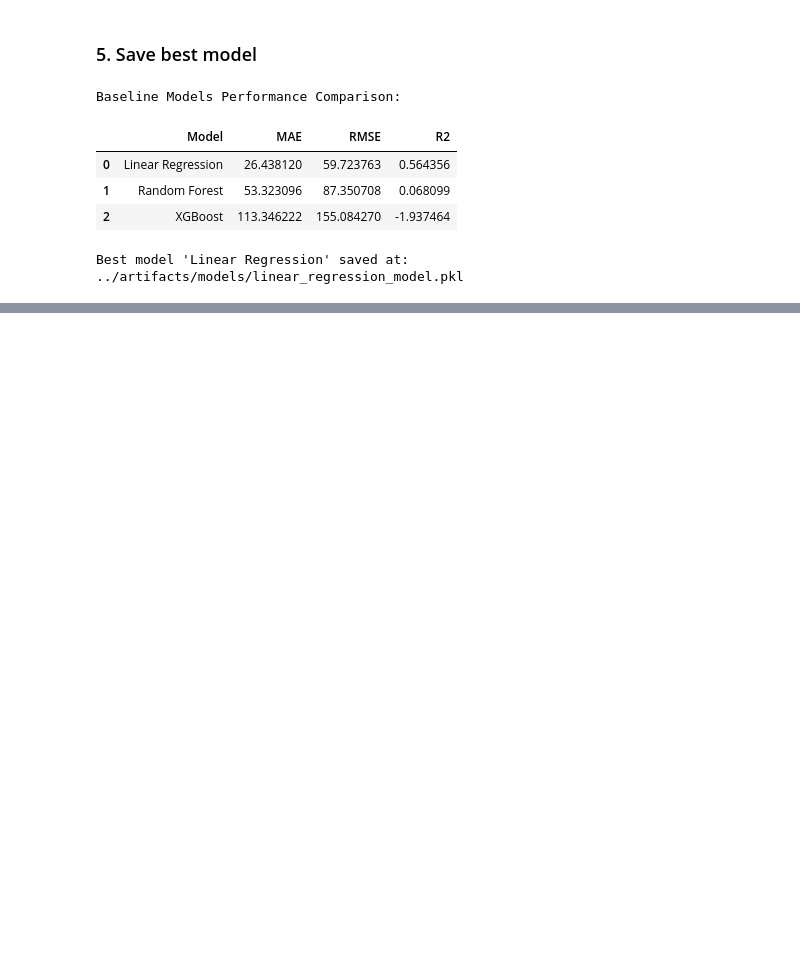
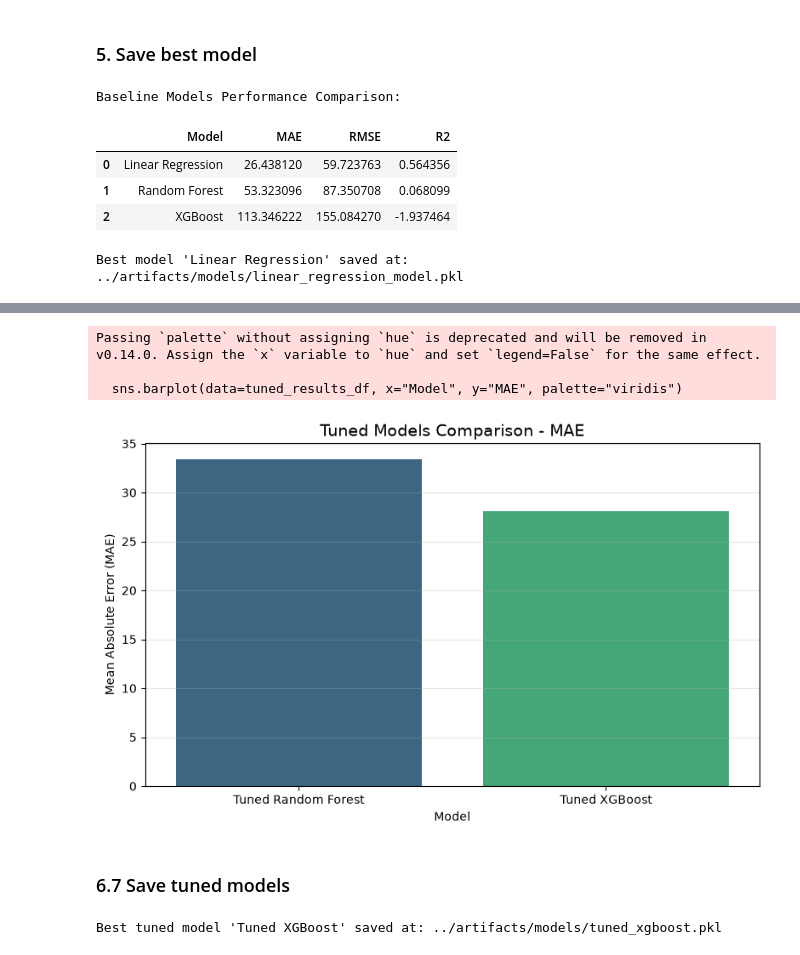
Before and after one commit to nadukayomal/appliance-energy-prediction-dl, a Jupyter notebook: notebooks/04_multi_model_training.ipynb, the cells around one changed output, grey strips where cells are left out. Drawn from its saved outputs; the diff is of its cells as text; code cells hidden in the pictures; blank space fills up the shorter version.

```diff
--- a/notebooks/04_multi_model_training.ipynb
+++ b/notebooks/04_multi_model_training.ipynb
@@ -155,0 +193,3 @@ Best model 'Linear Regression' saved at: ../artifacts/models/linear_regression_m
+# %%
+# Use TimeSeriesSplit instead of normal KFold
+tscv = TimeSeriesSplit(n_splits=3)
@@ -155,0 +260,23 @@ Best model 'Linear Regression' saved at: ../artifacts/models/linear_regression_m
+# %%
+def evaluate_model(y_true, y_pred, model_name):
+    mae  = mean_absolute_error(y_true, y_pred)
+    rmse = np.sqrt(mean_squared_error(y_true, y_pred))
+    r2   = r2_score(y_true, y_pred)
+
+    print(f"\n{model_name} Results:")
+    print(f"  MAE  : {mae:.4f}")
+    print(f"  RMSE : {rmse:.4f}")
+    print(f"  R²   : {r2:.4f}")
+
+    return {"Model": model_name, "MAE": mae, "RMSE": rmse, "R2": r2}
+
+
+tuned_results = []
+
+# Evaluate Tuned Random Forest
+y_pred_rf = best_rf.predict(X_test_scaled)
+tuned_results.append(evaluate_model(y_test, y_pred_rf, "Tuned Random Forest"))
+
+# Evaluate Tuned XGBoost
+y_pred_xgb = best_xgb.predict(X_test_scaled)
+tuned_results.append(evaluate_model(y_test, y_pred_xgb, "Tuned XGBoost"))
@@ -155,0 +295,4 @@ Best model 'Linear Regression' saved at: ../artifacts/models/linear_regression_m
+# %%
+tuned_results_df = pd.DataFrame(tuned_results)
+print("\nTuned Models Performance:")
+display(tuned_results_df)
@@ -155,0 +304,32 @@ Best model 'Linear Regression' saved at: ../artifacts/models/linear_regression_m
+# %%
+plt.figure(figsize=(8, 5))
+sns.barplot(data=tuned_results_df, x="Model", y="MAE", palette="viridis")
+
+plt.title("Tuned Models Comparison - MAE", fontsize=14)
+plt.ylabel("Mean Absolute Error (MAE)")
+plt.xlabel("Model")
+plt.grid(axis='y', alpha=0.3)
+plt.tight_layout()
+plt.show()
+# %% [output]
+Passing `palette` without assigning `hue` is deprecated and will be removed in v0.14.0. Assign the `x` variable to `hue` and set `legend=False` for the same effect.
+
+  sns.barplot(data=tuned_results_df, x="Model", y="MAE", palette="viridis")
+[figure, added]
+# %% [markdown]
+### 6.7 Save tuned models
+# %%
+# Select best tuned model
+best_tuned_name = tuned_results_df.sort_values(by="MAE").iloc[0]["Model"]
+
+if "XGBoost" in best_tuned_name:
+    final_model = best_xgb
+else:
+    final_model = best_rf
+
+save_path = f"../artifacts/models/{best_tuned_name.replace(' ', '_').lower()}.pkl"
+joblib.dump(final_model, save_path)
+
+print(f"\nBest tuned model '{best_tuned_name}' saved at: {save_path}")
+# %% [output]
+Best tuned model 'Tuned XGBoost' saved at: ../artifacts/models/tuned_xgboost.pkl
```
Also changed, not shown: parts of 14 cells of this notebook, 44 other files.
